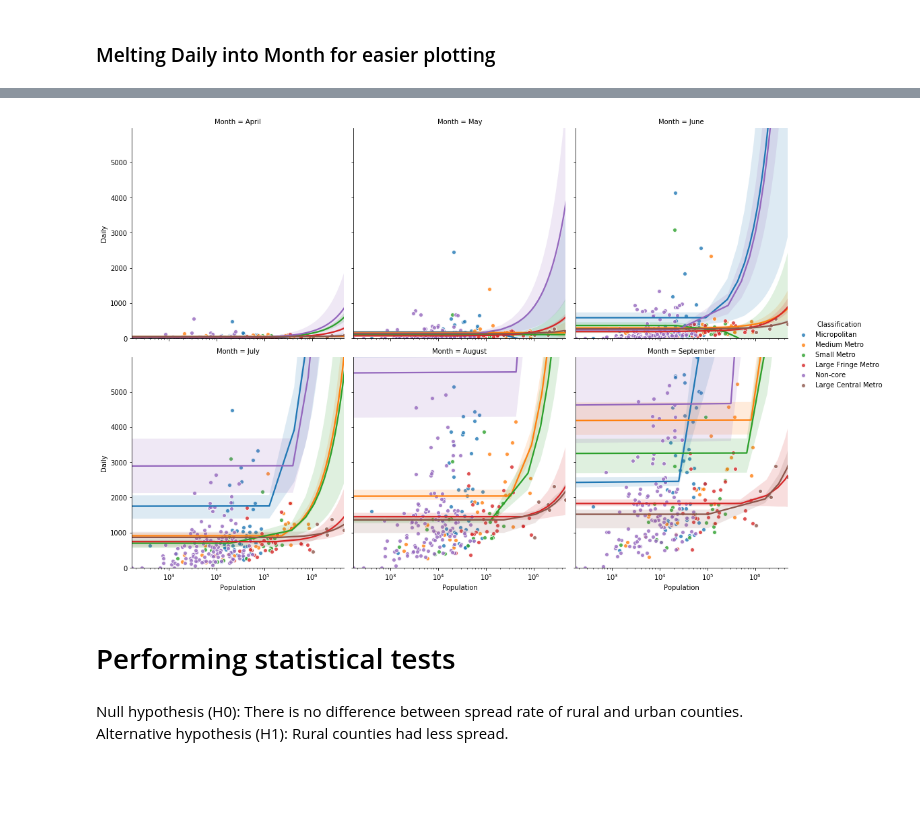
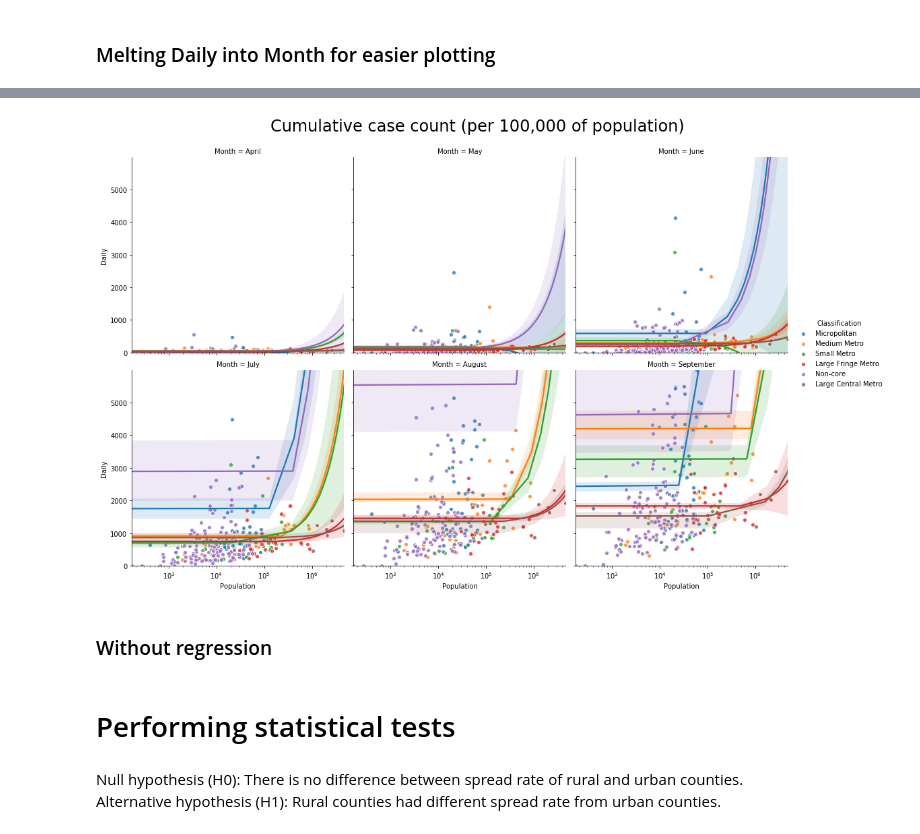
Before and after one commit to Data-Analytics-2020/Hypothesis-Testing-Assignment, a Jupyter notebook: hypothesis_8.ipynb, the cells around one changed output, grey strips where cells are left out. Cells and saved outputs as stored; diff of their text form; code cells hidden in the pictures; blank space fills up the shorter version.

Commit message:
add comments and titles + another attempt to do chi-square but to no avail

```diff
--- a/hypothesis_8.ipynb
+++ b/hypothesis_8.ipynb
@@ -90,7 +113,7 @@ from matplotlib import ticker
 import matplotlib.dates as mdates
 
 figsize=(20,10)
-title_size = 22
+title_size = 24
 label_size = 18
 ticker_count= 8
 line_width = 2.5
@@ -245,13 +250,21 @@ melt_avg_month_df
 # %%
 import seaborn as sns
 
+g = sns.lmplot(data=melt_avg_month_df, col='Month', x='Population', y='Daily', scatter=True,
+               hue='Classification', col_wrap=3, ci=40, scatter_kws={'linewidths':1, 'edgecolor':'w'})
+
+# log xscale and set axis limits
 pop = melt_avg_month_df['Population']
 daily = melt_avg_month_df['Daily']
-
-g = sns.lmplot(data=melt_avg_month_df, col='Month', x='Population', y='Daily', scatter=True,
-               hue='Classification', col_wrap=3, ci=40, scatter_kws={'linewidths':1, 'edgecolor':'w'})
 g.set(xlim=(pop.min(), pop.max()), ylim=(daily.min(), daily.max()), xscale='log')
 
-g.savefig('graphs/hypothesis_8_4.png')
+# add title
+fig4 = g.fig
+fig4.subplots_adjust(top=0.9)
+fig4.suptitle('Cumulative case count (per 100,000 of population)', fontsize=title_size)
+
+g.savefig('graphs/hypothesis_8_3.png')
 # %% [output]
-[figure, old version]
+[figure, new version]
+# %% [markdown]
+### Without regression
@@ -259,7 +292,7 @@ g.savefig('graphs/hypothesis_8_4.png')
 # Performing statistical tests
 # %% [markdown]
 Null hypothesis (H0): There is no difference between spread rate of rural and urban counties.
-Alternative hypothesis (H1): Rural counties had less spread.
+Alternative hypothesis (H1): Rural counties had different spread rate from urban counties.
 # %%
 from scipy import stats
 import time
```
Also changed, not shown: parts of 27 cells of this notebook, 5 other files.
